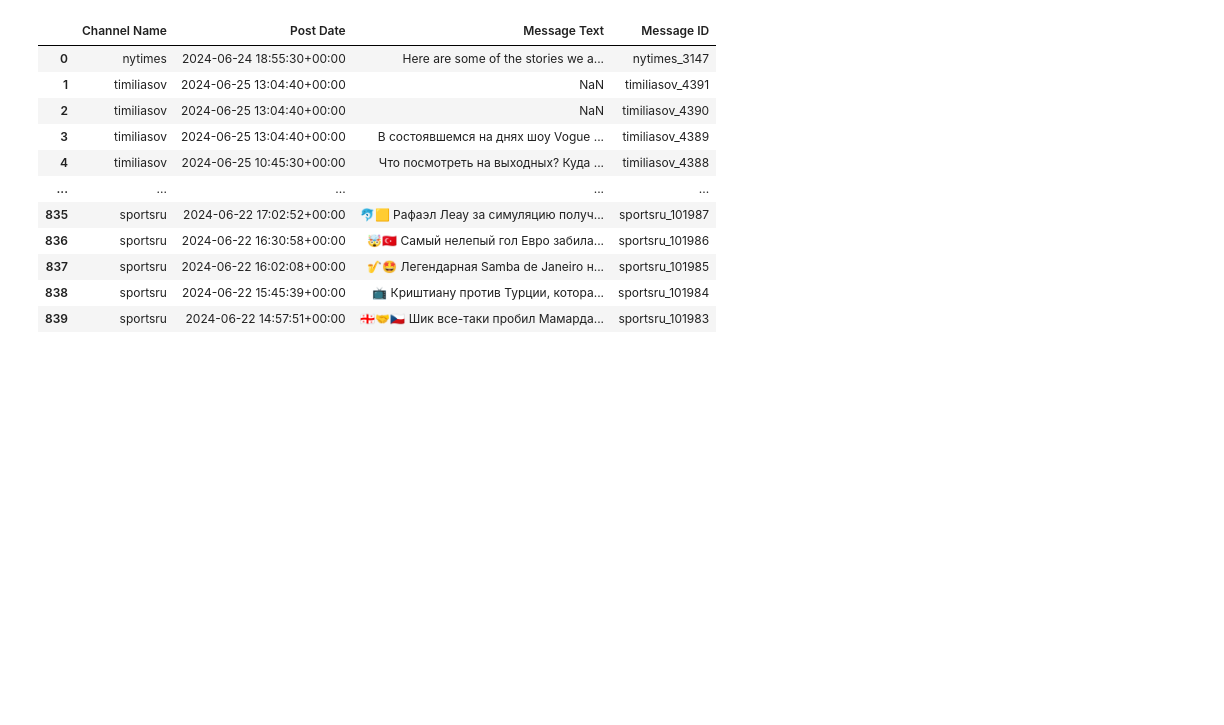
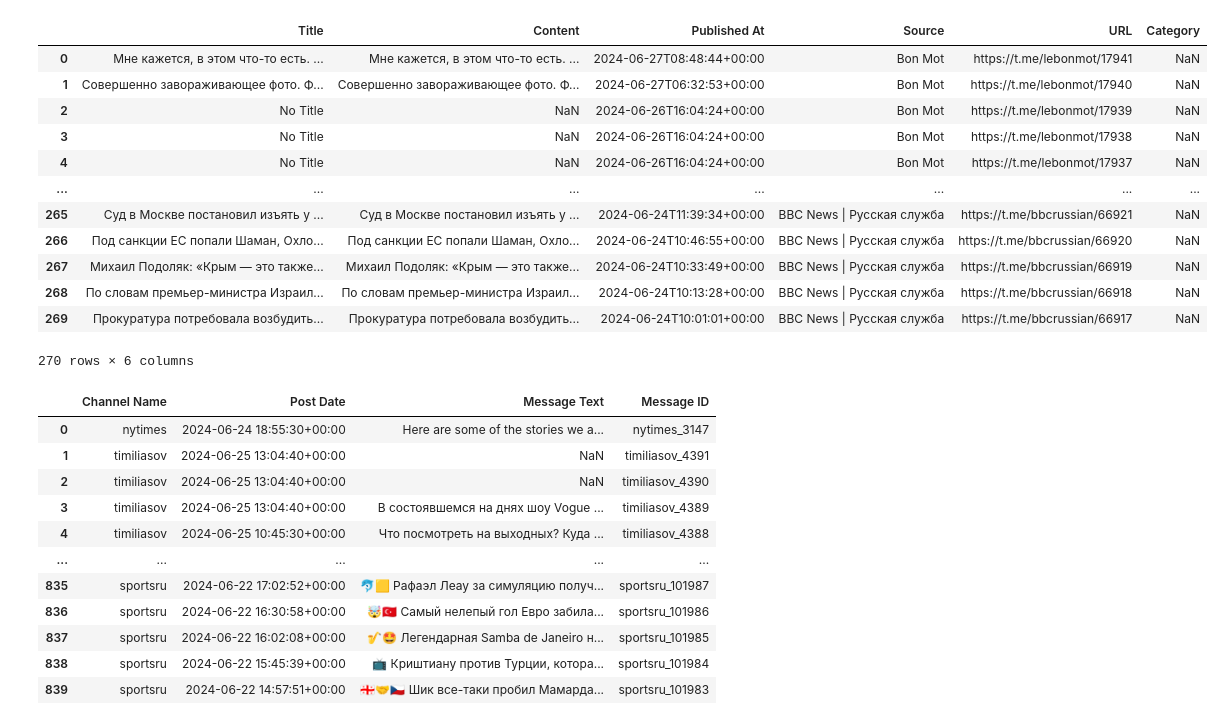
Before and after one commit to VerVelVel/Wats_new, a Jupyter notebook: Notebooks/preprocessor.ipynb, the cells around one changed output. Cells and saved outputs as stored; diff of their text form; code cells hidden in the pictures; blank space fills up the shorter version.

```diff
--- a/Notebooks/preprocessor.ipynb
+++ b/Notebooks/preprocessor.ipynb
@@ -5,6 +5,24 @@ from nltk.corpus import stopwords
 import string
 import re
 from nltk.stem import WordNetLemmatizer
+# %%
+df = pd.read_csv('output.csv')
+# %%
+df
+# %% [output]
+|  | Title | Content | Published At | Source | URL | Category |
+| 0 | Мне кажется, в этом что-то есть. ... | Мне кажется, в этом что-то есть. ... | 2024-06-27T08:48:44+00:00 | Bon Mot | https://t.me/lebonmot/17941 | NaN |
+| 1 | Совершенно завораживающее фото. Ф... | Совершенно завораживающее фото. Ф... | 2024-06-27T06:32:53+00:00 | Bon Mot | https://t.me/lebonmot/17940 | NaN |
+| 2 | No Title | NaN | 2024-06-26T16:04:24+00:00 | Bon Mot | https://t.me/lebonmot/17939 | NaN |
+| 3 | No Title | NaN | 2024-06-26T16:04:24+00:00 | Bon Mot | https://t.me/lebonmot/17938 | NaN |
+| 4 | No Title | NaN | 2024-06-26T16:04:24+00:00 | Bon Mot | https://t.me/lebonmot/17937 | NaN |
+| ... | ... | ... | ... | ... | ... | ... |
+| 265 | Суд в Москве постановил изъять у ... | Суд в Москве постановил изъять у ... | 2024-06-24T11:39:34+00:00 | BBC News | Русская служба | https://t.me/bbcrussian/66921 | NaN |
+| 266 | Под санкции ЕС попали Шаман, Охло... | Под санкции ЕС попали Шаман, Охло... | 2024-06-24T10:46:55+00:00 | BBC News | Русская служба | https://t.me/bbcrussian/66920 | NaN |
+| 267 | Михаил Подоляк: «Крым — это также... | Михаил Подоляк: «Крым — это также... | 2024-06-24T10:33:49+00:00 | BBC News | Русская служба | https://t.me/bbcrussian/66919 | NaN |
+| 268 | По словам премьер-министра Израил... | По словам премьер-министра Израил... | 2024-06-24T10:13:28+00:00 | BBC News | Русская служба | https://t.me/bbcrussian/66918 | NaN |
+| 269 | Прокуратура потребовала возбудить... | Прокуратура потребовала возбудить... | 2024-06-24T10:01:01+00:00 | BBC News | Русская служба | https://t.me/bbcrussian/66917 | NaN |
+270 rows × 6 columns
 # %%
 df = pd.read_csv('/content/drive/MyDrive/Colab Notebooks/aux/telegram_messages_last_day.csv')
 # %%
```
Also changed, not shown: 10 other files.
